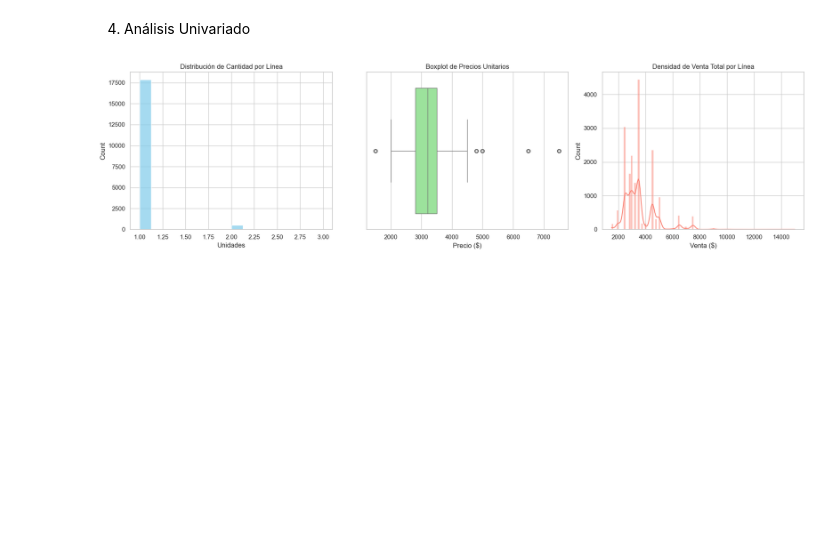
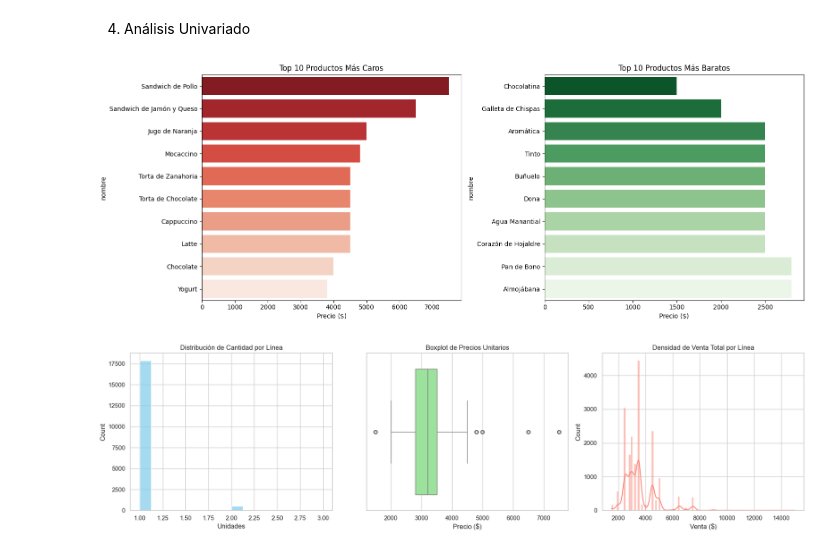
Before and after one commit to nasandoval/Combos_Tostao, a Jupyter notebook: notebooks/eda_combos.ipynb, the cells around one changed output. Cells and saved outputs as stored; diff of their text form; code cells hidden in the pictures; blank space fills up the shorter version.

Commit message:
Añadida gráfica de productos más caros y baratos al EDA

```diff
--- a/notebooks/eda_combos.ipynb
+++ b/notebooks/eda_combos.ipynb
@@ -182,6 +182,33 @@ Venta Total:
 Máximo de $15.000: Aunque el precio máximo es $7.500, hay una venta total de línea de $15.000. Esto ocurre cuando alguien compró 2 unidades del producto más caro ($7.500 \times 2 = 15.000$).
 # %% [markdown]
 4. Análisis Univariado
+# %%
+import seaborn as sns
+import matplotlib.pyplot as plt
+
+# 1. Identificar los 10 productos más caros
+top_caros = df_final[['nombre', 'precio_unitario']].drop_duplicates().nlargest(10, 'precio_unitario')
+
+# 2. Identificar los 10 productos más baratos
+top_baratos = df_final[['nombre', 'precio_unitario']].drop_duplicates().nsmallest(10, 'precio_unitario')
+
+# --- Visualización ---
+fig, ax = plt.subplots(1, 2, figsize=(16, 6))
+
+# Gráfico de los más caros
+sns.barplot(data=top_caros, x='precio_unitario', y='nombre', palette='Reds_r', ax=ax[0])
+ax[0].set_title('Top 10 Productos Más Caros')
+ax[0].set_xlabel('Precio ($)')
+
+# Gráfico de los más baratos
+sns.barplot(data=top_baratos, x='precio_unitario', y='nombre', palette='Greens_r', ax=ax[1])
+ax[1].set_title('Top 10 Productos Más Baratos')
+ax[1].set_xlabel('Precio ($)')
+
+plt.tight_layout()
+plt.show()
+# %% [output]
+[figure, added]
 # %%
 import seaborn as sns
 import matplotlib.pyplot as plt
```
